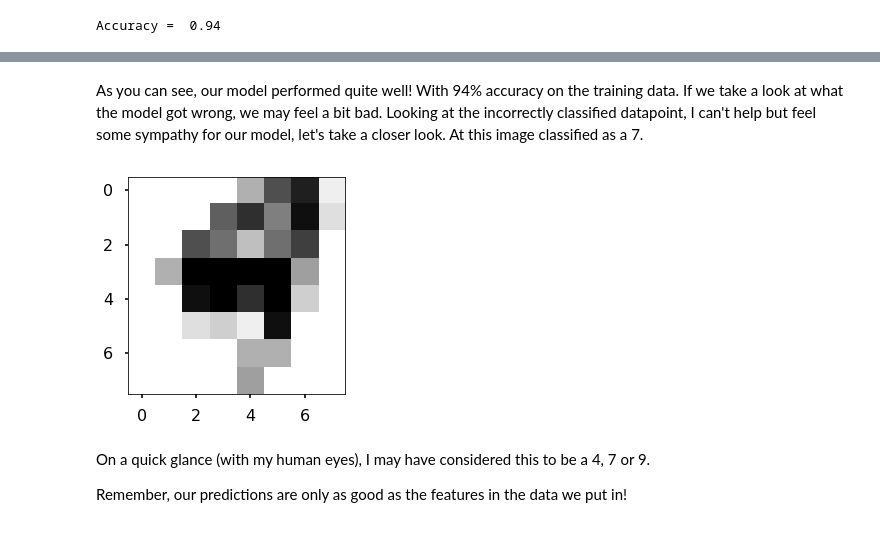
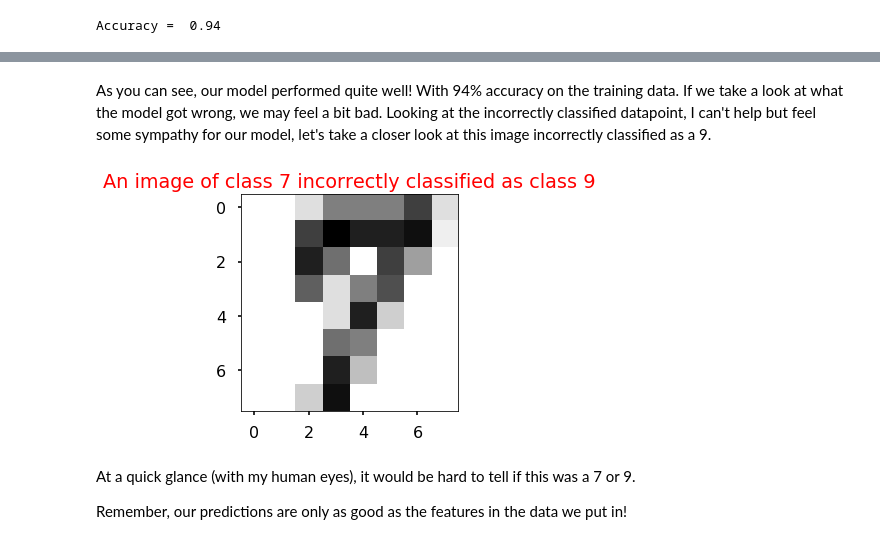
Before and after one commit to dlab-berkeley/ANN-Fundamentals, a Jupyter notebook: notebooks/03_ANN_example_handwriting.ipynb, the cells around one changed output, grey strips where cells are left out. Cells and saved outputs as stored; diff of their text form; code cells hidden in the pictures.

```diff
--- a/notebooks/03_ANN_example_handwriting.ipynb
+++ b/notebooks/03_ANN_example_handwriting.ipynb
@@ -207,10 +220,13 @@ for i in range(64):
 # %% [markdown]
-As you can see, our model performed quite well! With 94% accuracy on the training data. If we take a look at what the model got wrong, we may feel a bit bad. Looking at the incorrectly classified datapoint, I can't help but feel some sympathy for our model, let's take a closer look. At this image classified as a 7.
+As you can see, our model performed quite well! With 94% accuracy on the training data. If we take a look at what the model got wrong, we may feel a bit bad. Looking at the incorrectly classified datapoint, I can't help but feel some sympathy for our model, let's take a closer look at this image incorrectly classified as a 9.
 # %%
-plt.imshow(X_test.reshape(-1, 8, 8)[5], cmap=plt.cm.binary, interpolation='nearest');
+wrong_target_index = 38
+
+plt.imshow(X_test.reshape(-1, 8, 8)[wrong_target_index], cmap=plt.cm.binary, interpolation='nearest');
+plt.title(f"An image of class {y_test[wrong_target_index]} incorrectly classified as class {predicted[wrong_target_index]}", color="red");
 # %% [output]
-[figure, old version]
+[figure, new version]
 # %% [markdown]
-On a quick glance (with my human eyes), I may have considered this to be a 4, 7 or 9.
+At a quick glance (with my human eyes), it would be hard to tell if this was a 7 or 9.
 
 Remember, our predictions are only as good as the features in the data we put in!
```
Also changed, not shown: parts of 14 cells of this notebook.
